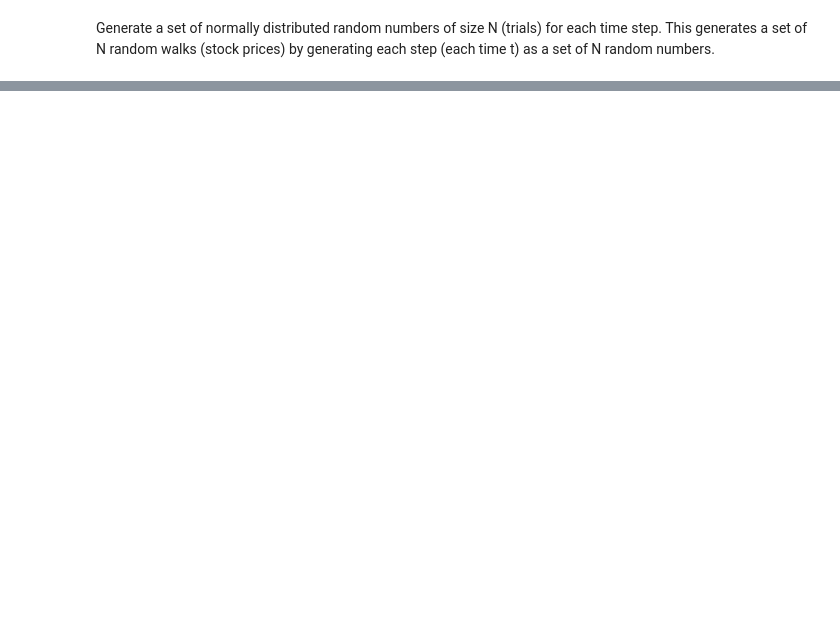
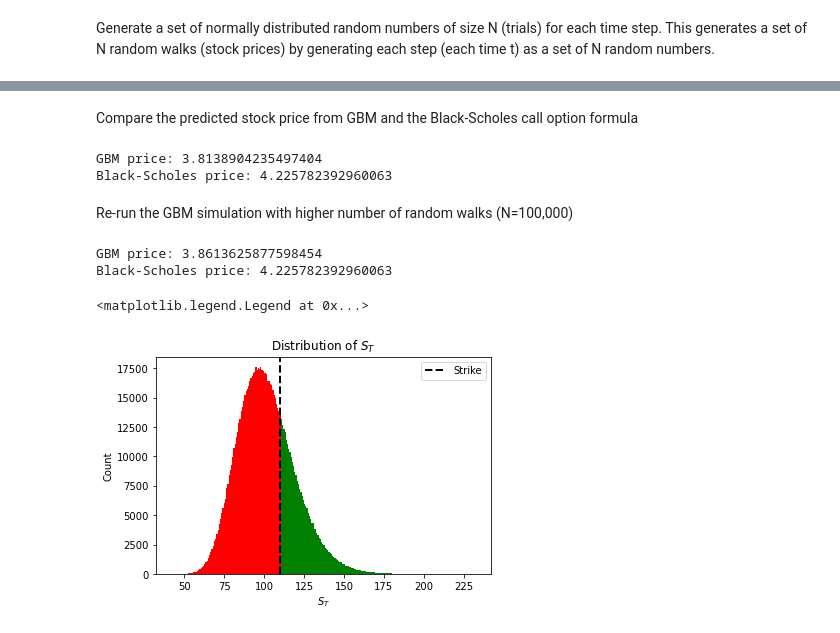
Before and after one commit to DReGuerra/financial_engineering, a Jupyter notebook: stochastic_models.ipynb, the cells around one changed output, grey strips where cells are left out. Drawn from its saved outputs; the diff is of its cells as text; code cells hidden in the pictures; blank space fills up the shorter version.

Commit message:
fixed typo in readme, added black-scholes model to stochastic_models

```diff
--- a/stochastic_models.ipynb
+++ b/stochastic_models.ipynb
@@ -291,0 +294,49 @@ array([[ 0.96173407, -0.11685922, -1.36989766, ...,  0.40664544,
+# %% [markdown]
+Compare the predicted stock price from GBM and the Black-Scholes call option formula
+# %%
+#
+payoffs = np.maximum(paths[-1]-K, 0)
+option_price = np.mean(payoffs)*np.exp(-r*T)
+# calculate the option price with the Black-Scholes formula
+black_scholes_price = black_scholes_option(So,K,T,r,q,sigma,'CALL')
+
+print("GBM price: " + str(option_price))
+print("Black-Scholes price: " + str(black_scholes_price))
+# %% [output]
+GBM price: 3.8138904235497404
+Black-Scholes price: 4.225782392960063
+# %% [markdown]
+Re-run the GBM simulation with higher number of random walks (N=100,000)
+# %%
+N = 1000000    # number of trials (number of random walks)
+
+# generate random walks of stock prices using Geometric Brownian motion
+paths = GBM_walks(So, T, r, q, sigma, steps, N)
+# %%
+#
+payoffs = np.maximum(paths[-1]-K, 0)
+option_price = np.mean(payoffs)*np.exp(-r*T)
+# calculate the option price with the Black-Scholes formula
+black_scholes_price = black_scholes_option(So,K,T,r,q,sigma,'CALL')
+
+print("GBM price: " + str(option_price))
+print("Black-Scholes price: " + str(black_scholes_price))
+# %% [output]
+GBM price: 3.8613625877598454
+Black-Scholes price: 4.225782392960063
+# %%
+n, bins, patches = plt.hist(paths[-1],bins=250);
+for c,p in zip(bins, patches):
+    if c > K:
+        plt.setp(p,'facecolor','green')
+    else:
+        plt.setp(p, 'facecolor','red')
+
+plt.axvline(K, color='black', linestyle='dashed', linewidth=2, label="Strike")
+plt.title("Distribution of $S_{T}$")
+plt.xlabel("$S_{T}$")
+plt.ylabel('Count')
+plt.legend()
+# %% [output]
+<matplotlib.legend.Legend at 0x...>
+[figure, added]
```
Also changed, not shown: parts of 6 cells of this notebook, 1 other file.
